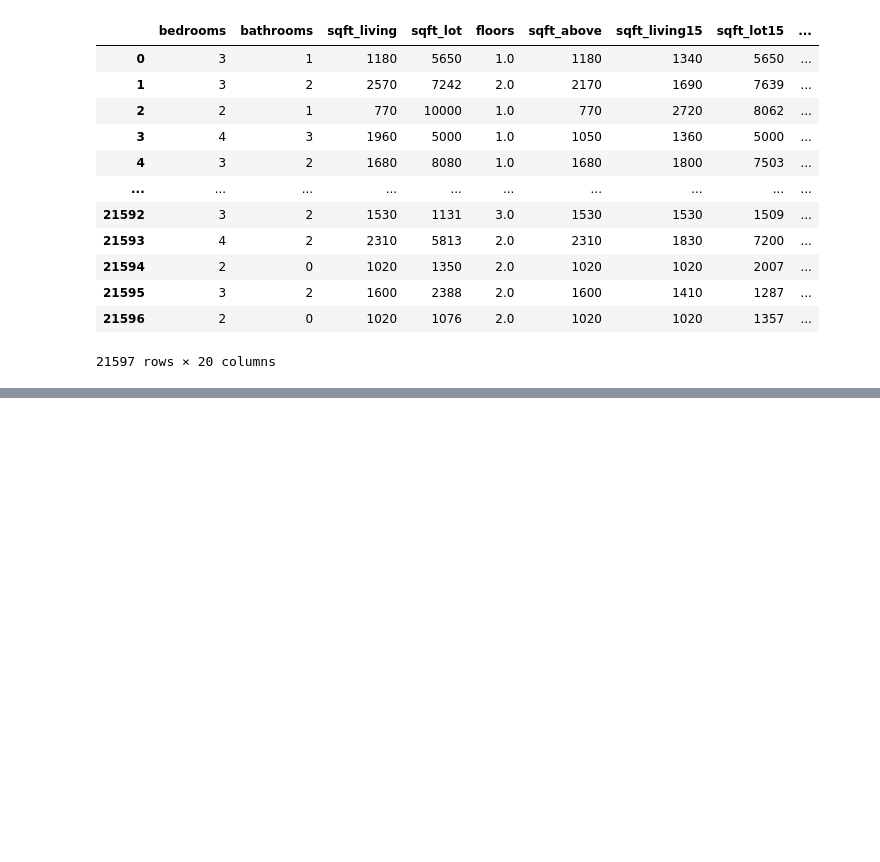
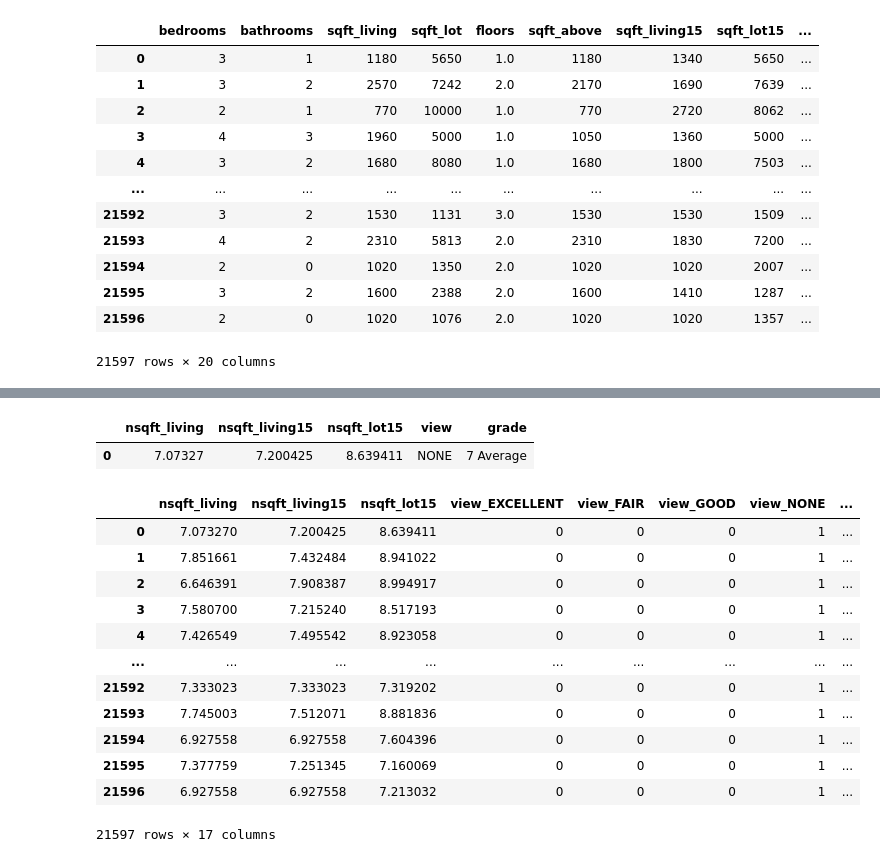
Before and after one commit to Bonnie10/Housing_Project, a Jupyter notebook: student.ipynb, the cells around one changed output, grey strips where cells are left out. Saved outputs shown, nothing was run; the diff lists cells and outputs as text; code cells hidden in the pictures; blank space fills up the shorter version.

```diff
--- a/student.ipynb
+++ b/student.ipynb
@@ -837,0 +897,36 @@ Name: price, dtype: float64
+# %%
+# Taking the data with n at the front that signifies its normal distribution.
+modifieddf[['nprice' ,
+            'nsqft_living' ,
+            'nsqft_living15' ,
+            'nsqft_lot15' ,
+            'view']].head(1)
+# Modelling with this data
+y_m = modifieddf['nprice']
+X_m = modifieddf[['nsqft_living' ,
+                  'nsqft_living15' ,
+                  'nsqft_lot15' ,
+                  'view' ,
+                  'grade']]
+X_m.head(1)
+# %% [output]
+|  | nsqft_living | nsqft_living15 | nsqft_lot15 | view | grade |
+| 0 | 7.07327 | 7.200425 | 8.639411 | NONE | 7 Average |
+# %%
+# Getting dummies through one-hot encoding
+X_m = pd.get_dummies(X_m, columns = ['view' , 'grade'], drop_first = True)
+X_m
+# %% [output]
+|  | nsqft_living | nsqft_living15 | nsqft_lot15 | view_EXCELLENT | view_FAIR | view_GOOD | view_NONE | ... |
+| 0 | 7.073270 | 7.200425 | 8.639411 | 0 | 0 | 0 | 1 | ... |
+| 1 | 7.851661 | 7.432484 | 8.941022 | 0 | 0 | 0 | 1 | ... |
+| 2 | 6.646391 | 7.908387 | 8.994917 | 0 | 0 | 0 | 1 | ... |
+| 3 | 7.580700 | 7.215240 | 8.517193 | 0 | 0 | 0 | 1 | ... |
+| 4 | 7.426549 | 7.495542 | 8.923058 | 0 | 0 | 0 | 1 | ... |
+| ... | ... | ... | ... | ... | ... | ... | ... | ... |
+| 21592 | 7.333023 | 7.333023 | 7.319202 | 0 | 0 | 0 | 1 | ... |
+| 21593 | 7.745003 | 7.512071 | 8.881836 | 0 | 0 | 0 | 1 | ... |
+| 21594 | 6.927558 | 6.927558 | 7.604396 | 0 | 0 | 0 | 1 | ... |
+| 21595 | 7.377759 | 7.251345 | 7.160069 | 0 | 0 | 0 | 1 | ... |
+| 21596 | 6.927558 | 6.927558 | 7.213032 | 0 | 0 | 0 | 1 | ... |
+21597 rows × 17 columns
```
Also changed, not shown: parts of 30 cells of this notebook, 1 other file.
